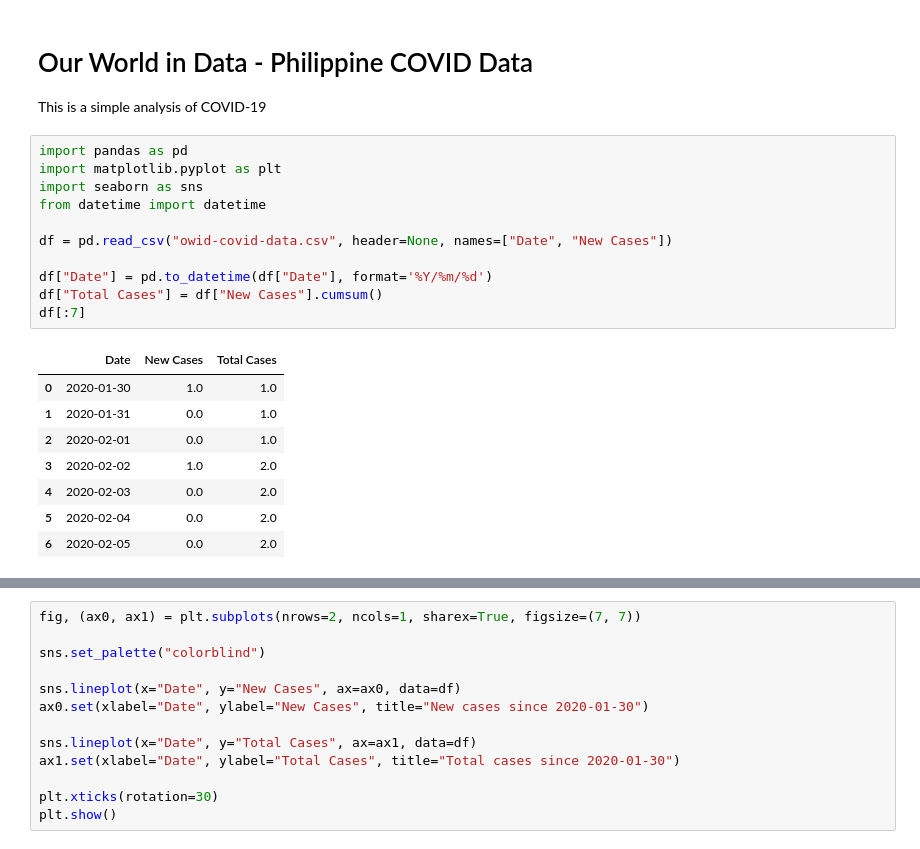
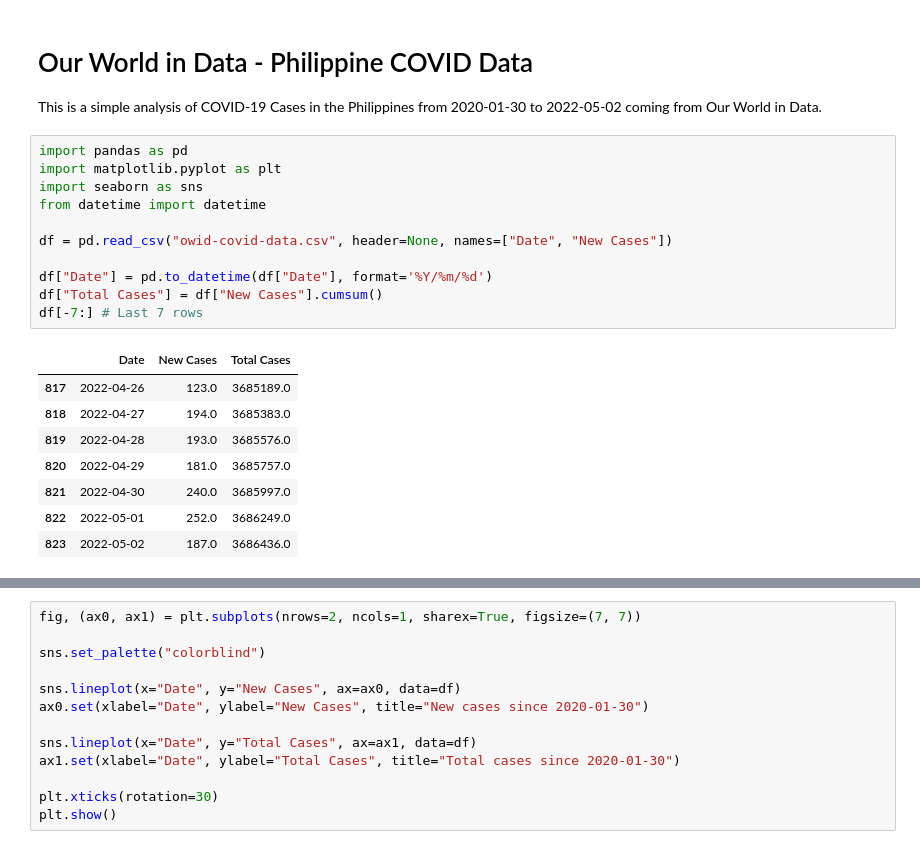
Before and after one commit to jamesmonterozo/owid-covidph, a Jupyter notebook: OWID COVID Data.ipynb, the cells around one changed output, grey strips where cells are left out. Saved outputs shown, nothing was run; the diff lists cells and outputs as text.

```diff
--- a/OWID COVID Data.ipynb
+++ b/OWID COVID Data.ipynb
@@ -1,24 +1,24 @@
 # %% [markdown]
 # Our World in Data - Philippine COVID Data
 
-This is a simple analysis of COVID-19
+This is a simple analysis of COVID-19 Cases in the Philippines from 2020-01-30 to 2022-05-02  coming from Our World in Data.
 # %%
 import pandas as pd
 import matplotlib.pyplot as plt
 import seaborn as sns
 from datetime import datetime
 
 df = pd.read_csv("owid-covid-data.csv", header=None, names=["Date", "New Cases"])
 
 df["Date"] = pd.to_datetime(df["Date"], format='%Y/%m/%d')
 df["Total Cases"] = df["New Cases"].cumsum()
-df[:7]
+df[-7:] # Last 7 rows
 # %% [output]
 |  | Date | New Cases | Total Cases |
-| 0 | 2020-01-30 | 1.0 | 1.0 |
-| 1 | 2020-01-31 | 0.0 | 1.0 |
-| 2 | 2020-02-01 | 0.0 | 1.0 |
-| 3 | 2020-02-02 | 1.0 | 2.0 |
-| 4 | 2020-02-03 | 0.0 | 2.0 |
-| 5 | 2020-02-04 | 0.0 | 2.0 |
-| 6 | 2020-02-05 | 0.0 | 2.0 |
+| 817 | 2022-04-26 | 123.0 | 3685189.0 |
+| 818 | 2022-04-27 | 194.0 | 3685383.0 |
+| 819 | 2022-04-28 | 193.0 | 3685576.0 |
+| 820 | 2022-04-29 | 181.0 | 3685757.0 |
+| 821 | 2022-04-30 | 240.0 | 3685997.0 |
+| 822 | 2022-05-01 | 252.0 | 3686249.0 |
+| 823 | 2022-05-02 | 187.0 | 3686436.0 |
```
Also changed, not shown: parts of 6 cells of this notebook.
